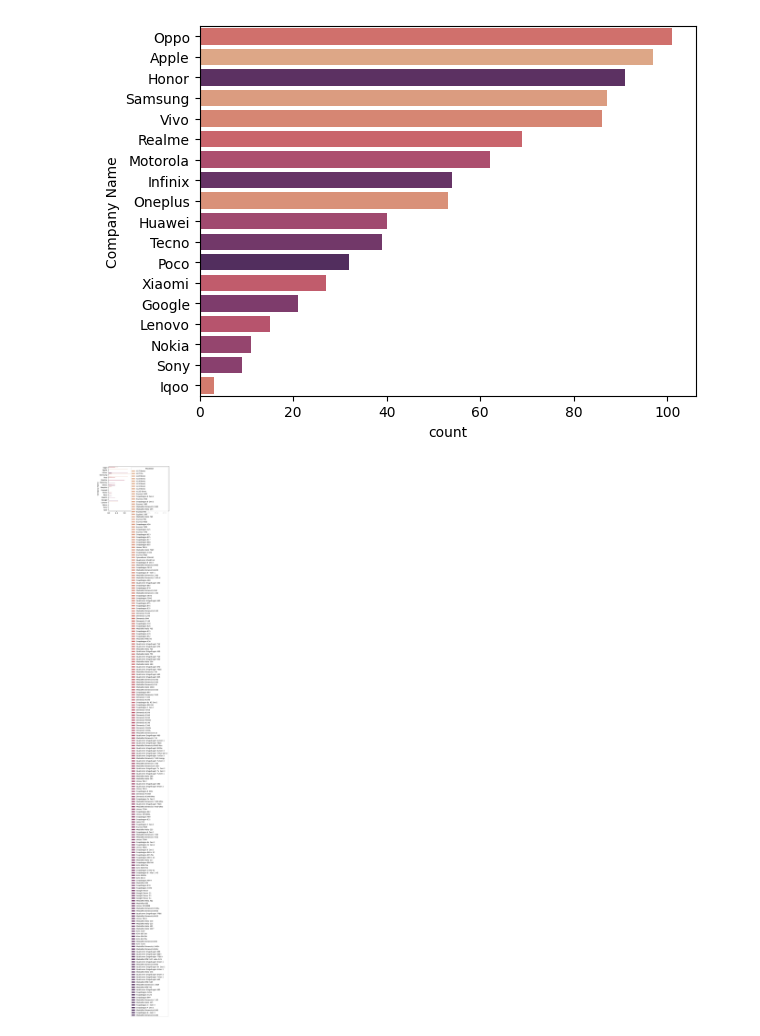
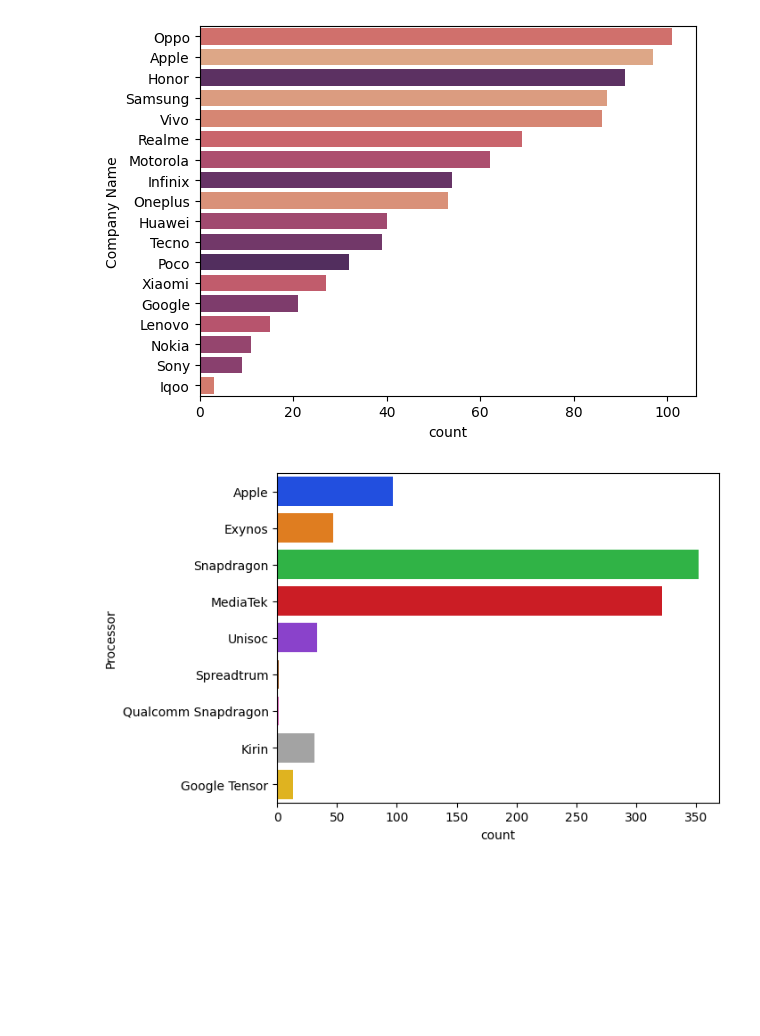
Before and after one commit to BUFONJOKER/mobile_dataset_analysis, a Jupyter notebook: mobiles_dataset_visualization.ipynb, the cells around one changed output. Saved outputs shown, nothing was run; the diff lists cells and outputs as text; code cells hidden in the pictures; blank space fills up the shorter version.

Commit message:
categorical to categorical columns visualization plots

```diff
--- a/mobiles_dataset_visualization.ipynb
+++ b/mobiles_dataset_visualization.ipynb
@@ -62,9 +64,7 @@ plt.show()
 # %% [output]
 [figure]
 # %%
-sns.countplot(data=df,y='Company Name',palette='flare',
-              hue='Processor',
-                order=df['Company Name'].value_counts().index)
+sns.countplot(data=df, y='Processor', hue='Processor', palette='bright')
 plt.show()
 # %% [output]
-[figure, old version]
+[figure, new version]
```
Also changed, not shown: parts of 7 cells of this notebook, 2 other files.
